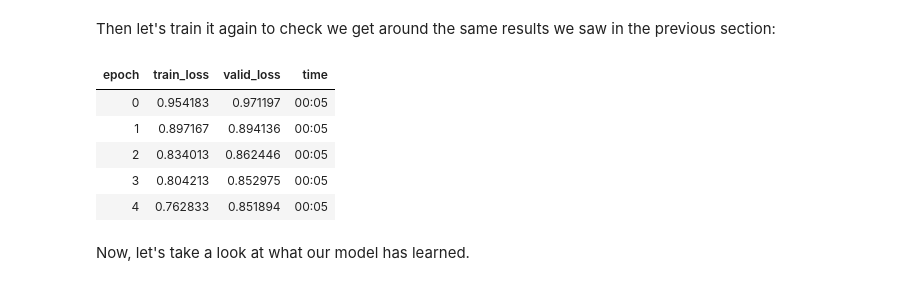
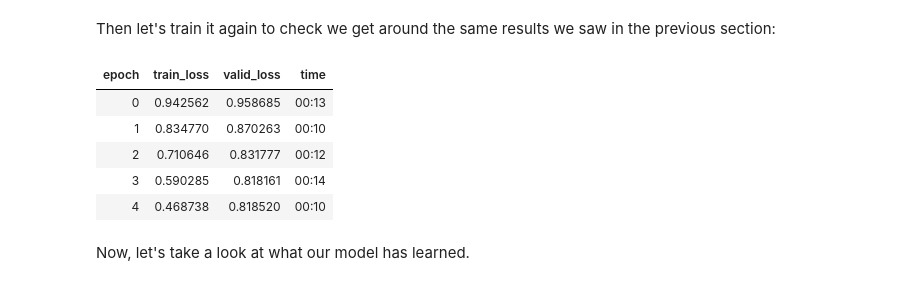
Before and after one commit to afortuny/DeepLearningFastAI, a Jupyter notebook: 09_Collaborative Filtering .ipynb, the cells around one changed output. Drawn from its saved outputs; the diff is of its cells as text; code cells hidden in the pictures.

```diff
--- a/09_Collaborative Filtering .ipynb
+++ b/09_Collaborative Filtering .ipynb
@@ -408,16 +407,16 @@ class DotProductBias(Module):
 # %% [markdown]
 Then let's train it again to check we get around the same results we saw in the previous section:
 # %%
-model = DotProductBias(n_users, n_movies, 5)
+model = DotProductBias(n_users, n_movies, 50)
 learn = Learner(dls, model, loss_func=MSELossFlat())
 learn.fit_one_cycle(5, 5e-3, wd=0.1)
 # %% [output]
 | epoch | train_loss | valid_loss | time |
-| 0 | 0.954183 | 0.971197 | 00:05 |
-| 1 | 0.897167 | 0.894136 | 00:05 |
-| 2 | 0.834013 | 0.862446 | 00:05 |
-| 3 | 0.804213 | 0.852975 | 00:05 |
-| 4 | 0.762833 | 0.851894 | 00:05 |
+| 0 | 0.942562 | 0.958685 | 00:13 |
+| 1 | 0.834770 | 0.870263 | 00:10 |
+| 2 | 0.710646 | 0.831777 | 00:12 |
+| 3 | 0.590285 | 0.818161 | 00:14 |
+| 4 | 0.468738 | 0.818520 | 00:10 |
 # %% [markdown]
 Now, let's take a look at what our model has learned.
 # %% [markdown]
```
Also changed, not shown: parts of 22 cells of this notebook.
